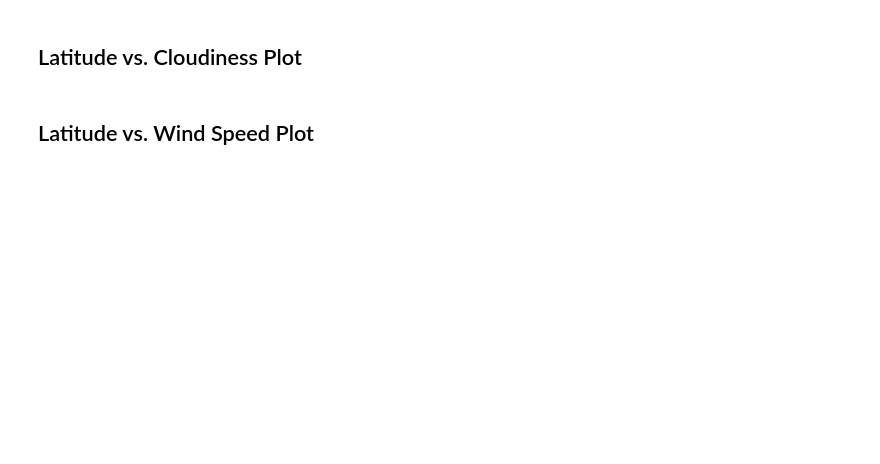
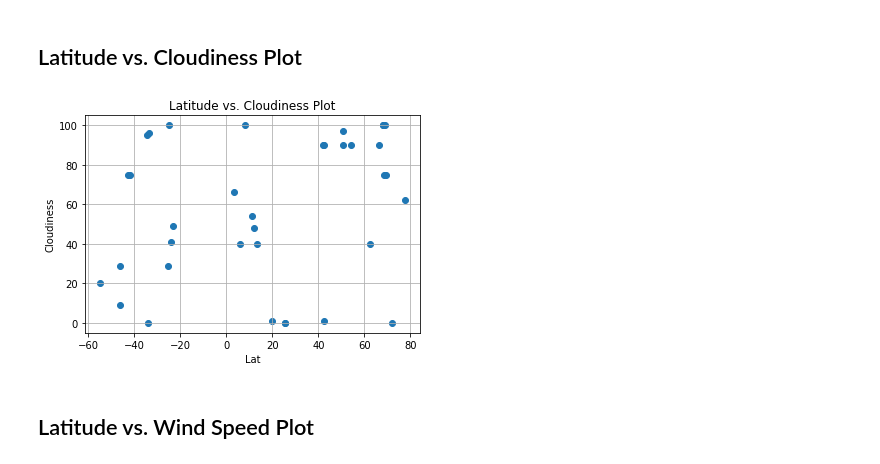
Before and after one commit to A-vital/Weather-Visualization-using-API, a Jupyter notebook: WeatherPy/WeatherPy.ipynb, the cells around one changed output. Cells and saved outputs as stored; diff of their text form; code cells hidden in the pictures; blank space fills up the shorter version.

```diff
--- a/WeatherPy/WeatherPy.ipynb
+++ b/WeatherPy/WeatherPy.ipynb
@@ -122,4 +172,13 @@ Skip this step if there are no cities that have humidity > 100%.
 # %% [markdown]
 ## Latitude vs. Cloudiness Plot
+# %%
+plt.scatter(weather_df["Lat"], weather_df["Cloudiness"], marker="o")
+plt.title("Latitude vs. Cloudiness Plot")
+plt.ylabel("Cloudiness")
+plt.xlabel("Lat")
+plt.grid(True)
+plt.show()
+# %% [output]
+[figure, added]
 # %% [markdown]
 ## Latitude vs. Wind Speed Plot
```
Also changed, not shown: parts of 11 cells of this notebook, 1 other file.
